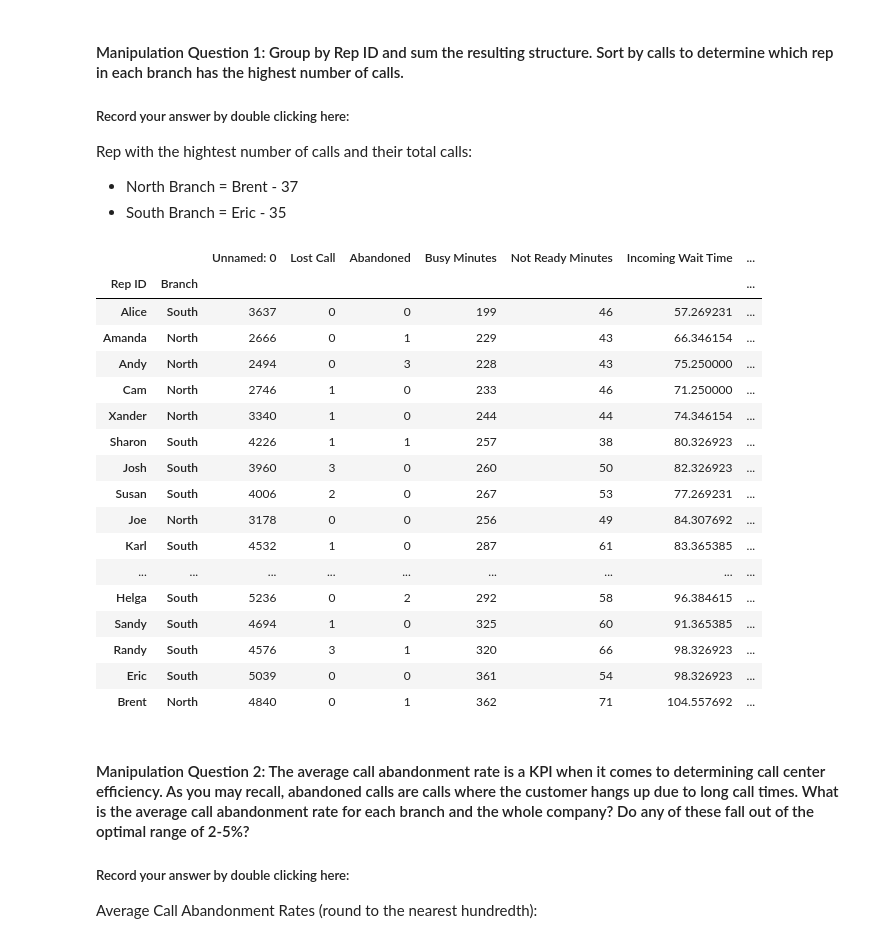
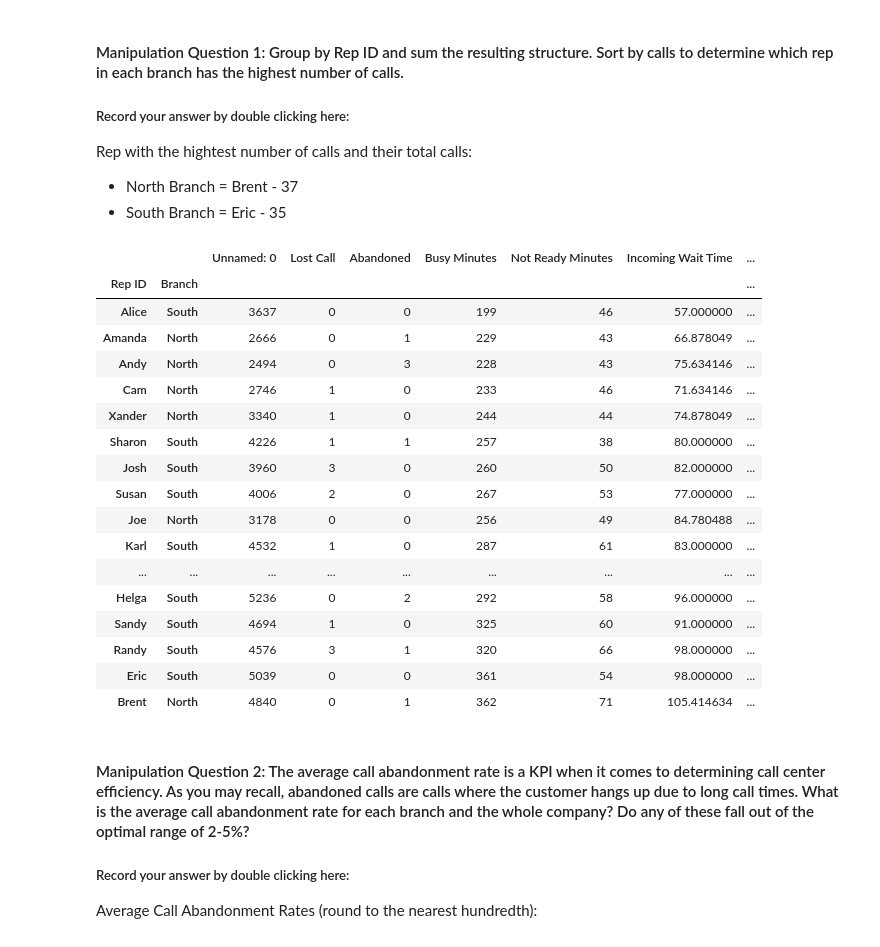
Before and after one commit to Kap19kp/Call_center_Assignment2, a Jupyter notebook: Call_Center_Cleanup.ipynb, the cells around one changed output. Drawn from its saved outputs; the diff is of its cells as text; code cells hidden in the pictures.

```diff
--- a/Call_Center_Cleanup.ipynb
+++ b/Call_Center_Cleanup.ipynb
@@ -443,7 +442,8 @@ Before you begin answering any questions, combine the two datasets together to c
 * Add additional code blocks as needed to show how you came to your conclusions. Add comments in your code blocks to help others understand your thinking. Record your answer by double clicking the below cell.
 # %%
 # Create dataframe for the entire company named df
-df = pd.concat([north_df, south_df])
+## Append allowed me to get all of rows from both columns, concat was only allowing 313
+df = north_df.append(south_df, ignore_index=True)
 df
 # %% [output]
 |  | Unnamed: 0 | Branch | Call Purpose | Time Block | Incoming or Outgoing | Queue | Rep ID | Sale | ... |
@@ -469,30 +473,30 @@ Rep with the hightest number of calls and their total calls:
 # %%
 # Code Used
 # Add Additional Cells as needed.
 
 col = ["Unnamed: 0", "Lost Call", "Abandoned", "Busy Minutes", "Not Ready Minutes", "Incoming Wait Time", "During Call Wait Time", "Calls"]
-rep_gr = both_df.groupby(["Rep ID", "Branch"]).agg("sum")
+rep_gr = df.groupby(["Rep ID", "Branch"]).agg("sum")
 rep_sort = rep_gr.sort_values(by=['Calls'])
 rep_sort
 # %% [output]
 |  |  | Unnamed: 0 | Lost Call | Abandoned | Busy Minutes | Not Ready Minutes | Incoming Wait Time | ... |
 | Rep ID | Branch |  |  |  |  |  |  | ... |
-| Alice | South | 3637 | 0 | 0 | 199 | 46 | 57.269231 | ... |
-| Amanda | North | 2666 | 0 | 1 | 229 | 43 | 66.346154 | ... |
-| Andy | North | 2494 | 0 | 3 | 228 | 43 | 75.250000 | ... |
-| Cam | North | 2746 | 1 | 0 | 233 | 46 | 71.250000 | ... |
-| Xander | North | 3340 | 1 | 0 | 244 | 44 | 74.346154 | ... |
-| Sharon | South | 4226 | 1 | 1 | 257 | 38 | 80.326923 | ... |
-| Josh | South | 3960 | 3 | 0 | 260 | 50 | 82.326923 | ... |
-| Susan | South | 4006 | 2 | 0 | 267 | 53 | 77.269231 | ... |
-| Joe | North | 3178 | 0 | 0 | 256 | 49 | 84.307692 | ... |
-| Karl | South | 4532 | 1 | 0 | 287 | 61 | 83.365385 | ... |
+| Alice | South | 3637 | 0 | 0 | 199 | 46 | 57.000000 | ... |
+| Amanda | North | 2666 | 0 | 1 | 229 | 43 | 66.878049 | ... |
+| Andy | North | 2494 | 0 | 3 | 228 | 43 | 75.634146 | ... |
+| Cam | North | 2746 | 1 | 0 | 233 | 46 | 71.634146 | ... |
+| Xander | North | 3340 | 1 | 0 | 244 | 44 | 74.878049 | ... |
+| Sharon | South | 4226 | 1 | 1 | 257 | 38 | 80.000000 | ... |
+| Josh | South | 3960 | 3 | 0 | 260 | 50 | 82.000000 | ... |
+| Susan | South | 4006 | 2 | 0 | 267 | 53 | 77.000000 | ... |
+| Joe | North | 3178 | 0 | 0 | 256 | 49 | 84.780488 | ... |
+| Karl | South | 4532 | 1 | 0 | 287 | 61 | 83.000000 | ... |
 | ... | ... | ... | ... | ... | ... | ... | ... | ... |
-| Helga | South | 5236 | 0 | 2 | 292 | 58 | 96.384615 | ... |
-| Sandy | South | 4694 | 1 | 0 | 325 | 60 | 91.365385 | ... |
-| Randy | South | 4576 | 3 | 1 | 320 | 66 | 98.326923 | ... |
-| Eric | South | 5039 | 0 | 0 | 361 | 54 | 98.326923 | ... |
-| Brent | North | 4840 | 0 | 1 | 362 | 71 | 104.557692 | ... |
+| Helga | South | 5236 | 0 | 2 | 292 | 58 | 96.000000 | ... |
+| Sandy | South | 4694 | 1 | 0 | 325 | 60 | 91.000000 | ... |
+| Randy | South | 4576 | 3 | 1 | 320 | 66 | 98.000000 | ... |
+| Eric | South | 5039 | 0 | 0 | 361 | 54 | 98.000000 | ... |
+| Brent | North | 4840 | 0 | 1 | 362 | 71 | 105.414634 | ... |
 # %% [markdown]
 #### Manipulation Question 2:  The average call abandonment rate is a KPI when it comes to determining call center efficiency. As you may recall, abandoned calls are calls where the customer hangs up due to long call times. What is the average call abandonment rate for each branch and the whole company? Do any of these fall out of the optimal range of 2-5%?
 ##### Record your answer by double clicking here:
```
Also changed, not shown: parts of 33 cells of this notebook.
